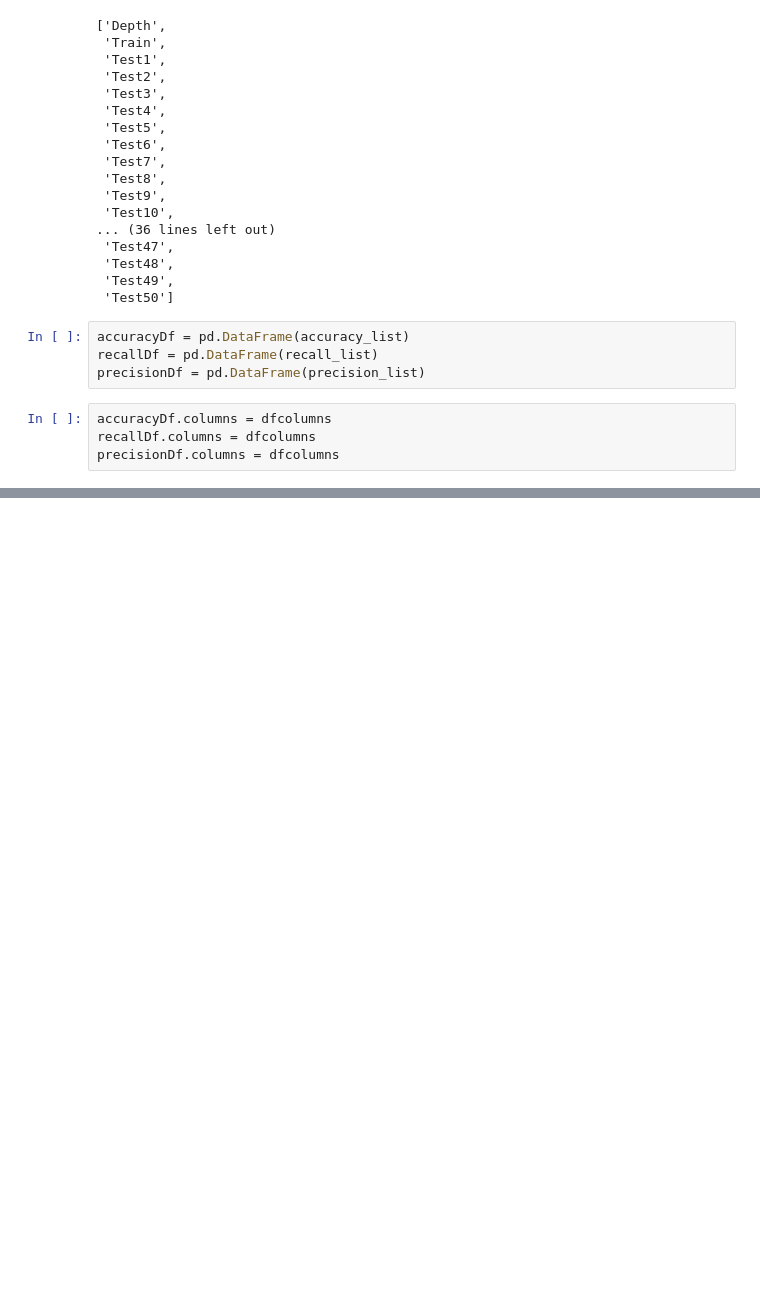
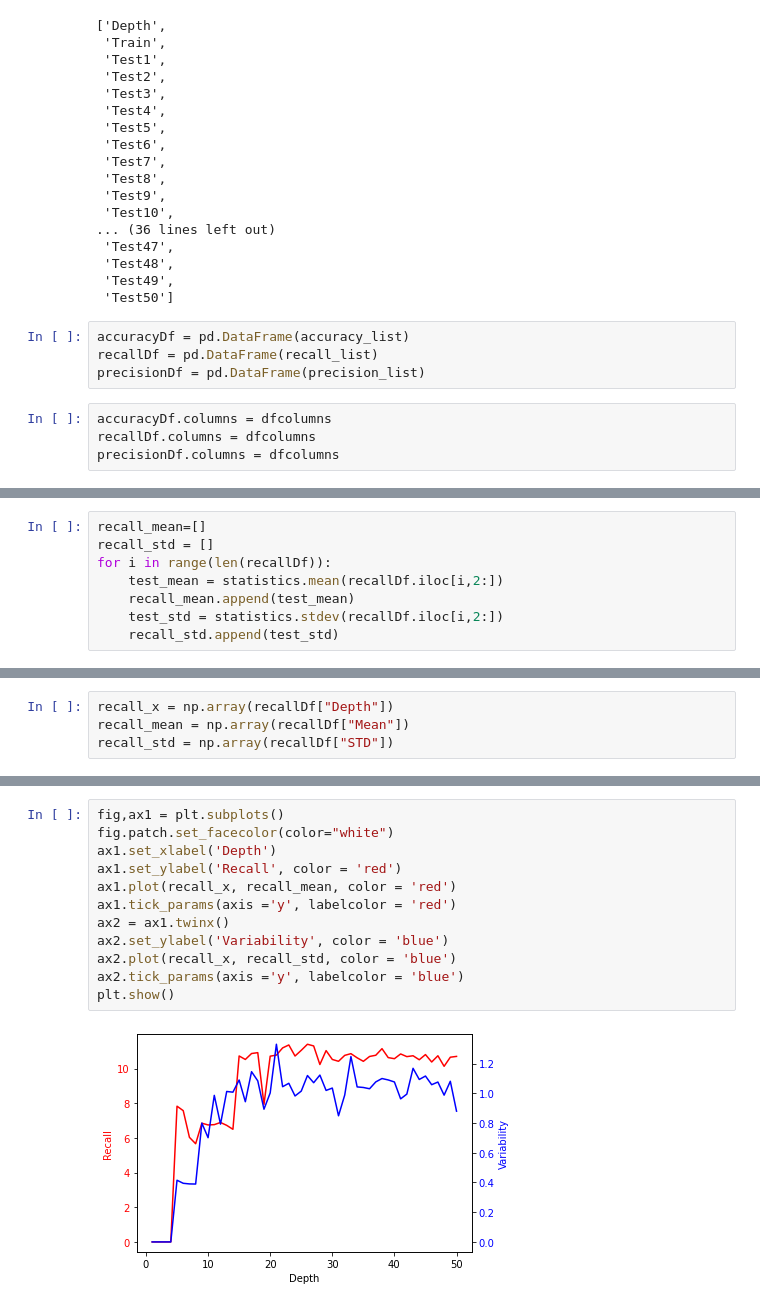
Before and after one commit to meenakshsundaram/AIML, a Jupyter notebook: DecisionTrees/src/covid19/preprocessing.ipynb, the cells around one changed output, grey strips where cells are left out. Saved outputs shown, nothing was run; the diff lists cells and outputs as text; blank space fills up the shorter version.

```diff
--- a/DecisionTrees/src/covid19/preprocessing.ipynb
+++ b/DecisionTrees/src/covid19/preprocessing.ipynb
@@ -585,0 +593,8 @@ accuracyDf.to_csv("accuracydf.csv")
+# %%
+recall_mean=[]
+recall_std = []
+for i in range(len(recallDf)):
+    test_mean = statistics.mean(recallDf.iloc[i,2:])
+    recall_mean.append(test_mean)
+    test_std = statistics.stdev(recallDf.iloc[i,2:])
+    recall_std.append(test_std)
@@ -588,0 +626,4 @@ precisionDf.to_csv("precisiondf.csv")
+# %%
+recall_x = np.array(recallDf["Depth"])
+recall_mean = np.array(recallDf["Mean"])
+recall_std = np.array(recallDf["STD"])
@@ -588,0 +648,14 @@ precisionDf.to_csv("precisiondf.csv")
+# %%
+fig,ax1 = plt.subplots()
+fig.patch.set_facecolor(color="white")
+ax1.set_xlabel('Depth')
+ax1.set_ylabel('Recall', color = 'red')
+ax1.plot(recall_x, recall_mean, color = 'red')
+ax1.tick_params(axis ='y', labelcolor = 'red')
+ax2 = ax1.twinx()
+ax2.set_ylabel('Variability', color = 'blue')
+ax2.plot(recall_x, recall_std, color = 'blue')
+ax2.tick_params(axis ='y', labelcolor = 'blue')
+plt.show()
+# %% [output]
+[figure, added]
```
Also changed, not shown: parts of 13 cells of this notebook, 3 other files.
